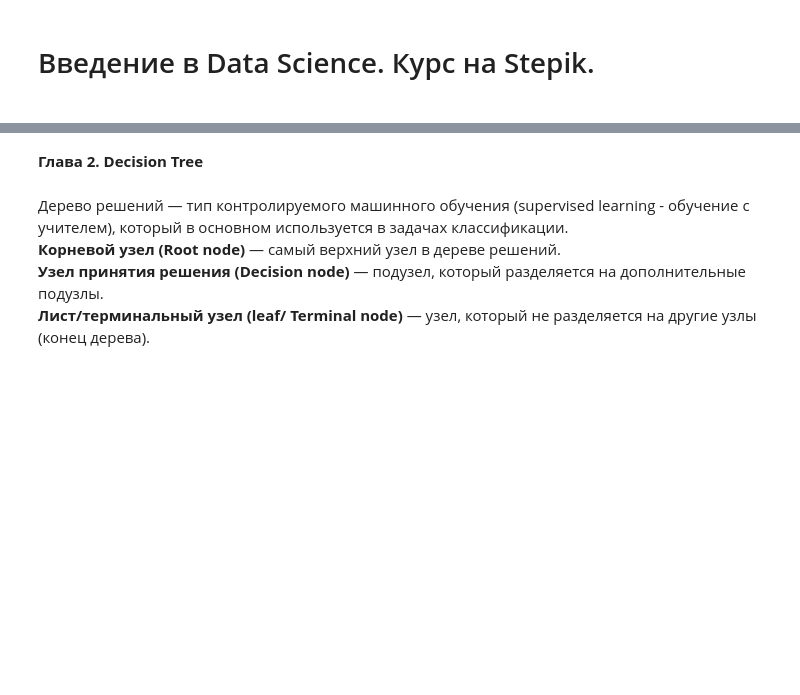
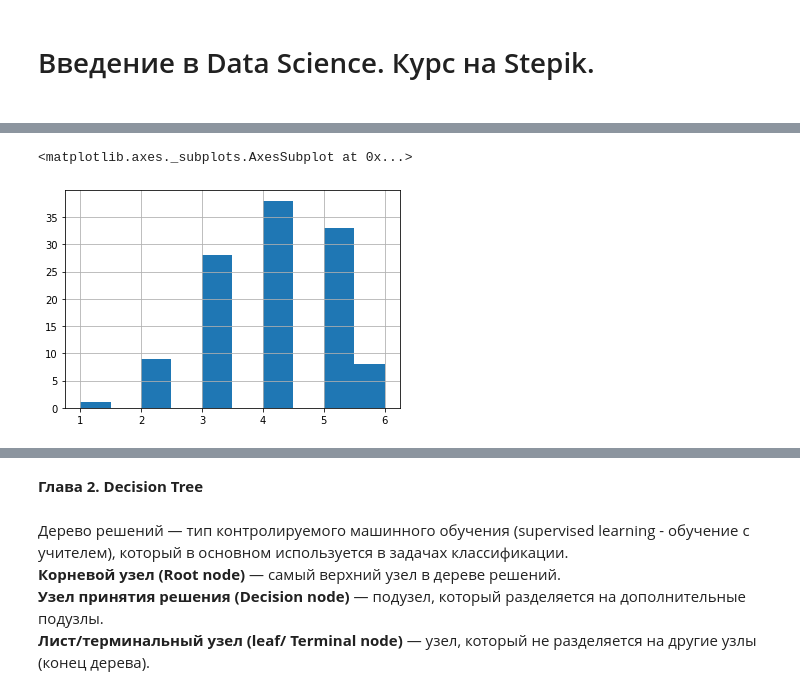
Before and after one commit to AnatoliyZhuk/Knowledge, a Jupyter notebook: Introduction_To_Data_Science/IntroToDataScience.ipynb, the cells around one changed output, grey strips where cells are left out. Drawn from its saved outputs; the diff is of its cells as text; code cells hidden in the pictures; blank space fills up the shorter version.

```diff
--- a/Introduction_To_Data_Science/IntroToDataScience.ipynb
+++ b/Introduction_To_Data_Science/IntroToDataScience.ipynb
@@ -4,0 +192,3 @@
+# %%
+dota = pd.read_csv('https://raw.githubusercontent.com/AnatoliyZhuk/Knowledge/main/Introduction_To_Data_Science/dota_hero_stats.csv')
+dota.head()
@@ -4,0 +202,8 @@
+# %%
+lenths = [len(r.split(',')) for r in dota.roles]
+dota['lenths'] = lenths
+# %%
+dota['lenths'].hist()
+# %% [output]
+<matplotlib.axes._subplots.AxesSubplot at 0x...>
+[figure, added]
```
Also changed, not shown: parts of 78 cells of this notebook.
